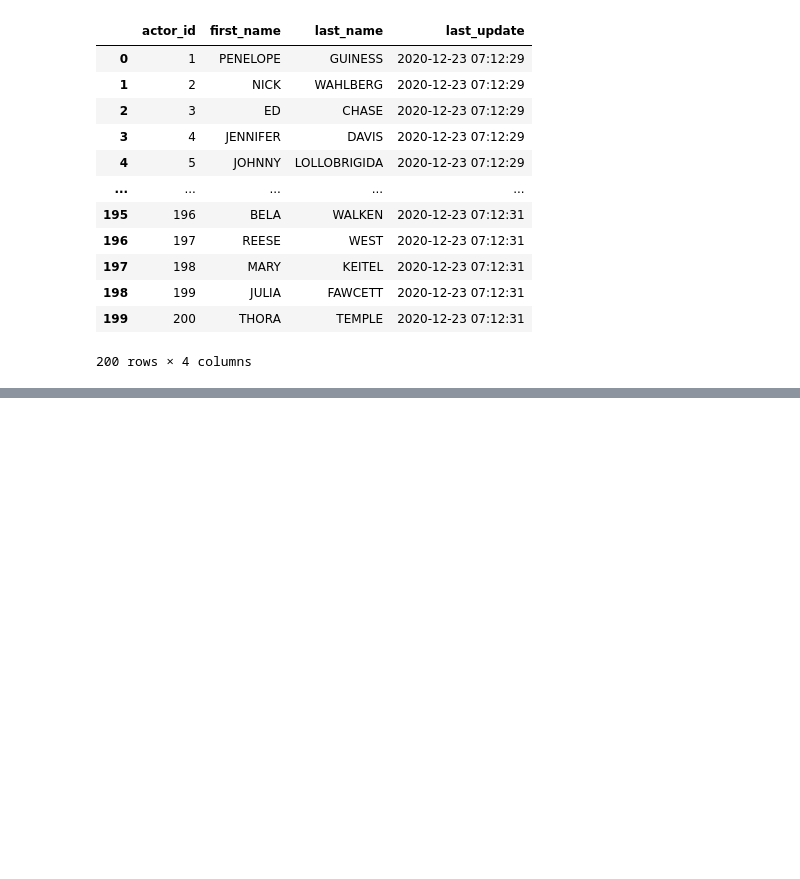
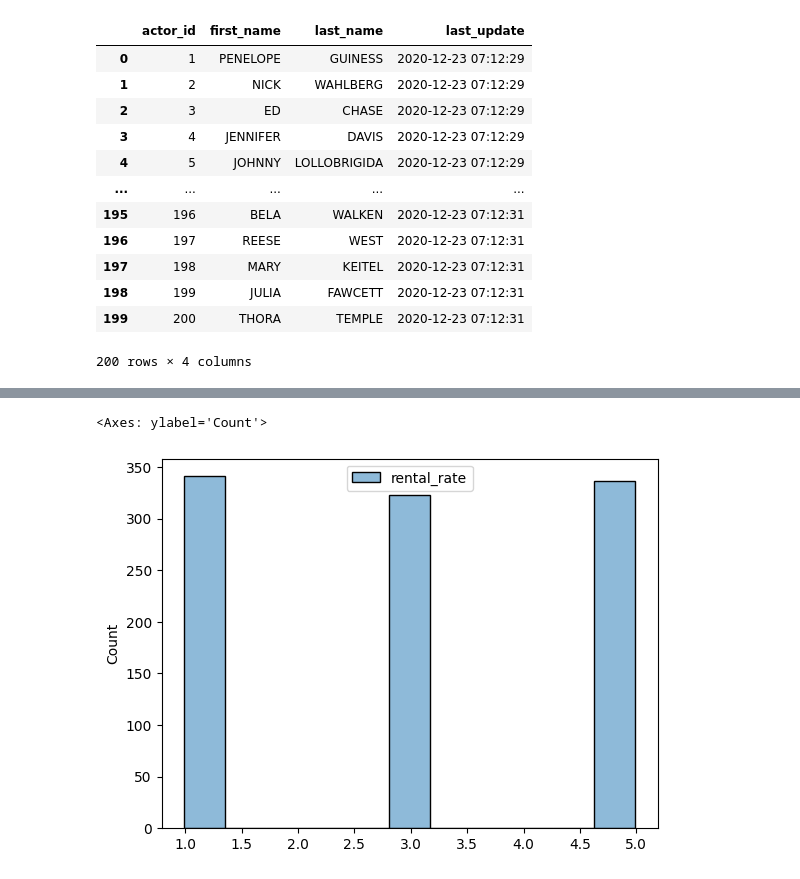
Before and after one commit to Kuriiios/sql-init, a Jupyter notebook: sql_init.ipynb, the cells around one changed output, grey strips where cells are left out. Drawn from its saved outputs; the diff is of its cells as text; code cells hidden in the pictures; blank space fills up the shorter version.

```diff
--- a/sql_init.ipynb
+++ b/sql_init.ipynb
@@ -191,0 +205,4 @@ df
+# %%
+return_rental = "SELECT rental_rate FROM film;"
+df = select_from_db(engine, return_rental)
+df
@@ -191,0 +223,5 @@ df
+# %%
+sns.histplot(df)
+# %% [output]
+<Axes: ylabel='Count'>
+[figure, added]
```
Also changed, not shown: parts of 18 cells of this notebook, 1 other file.
